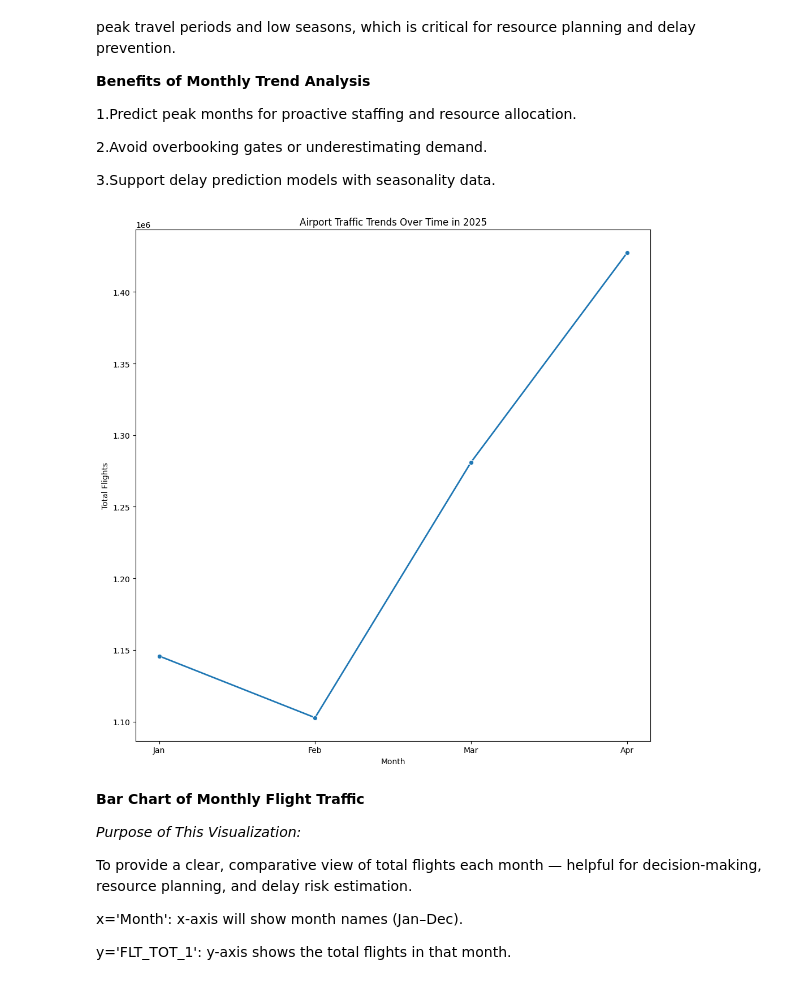
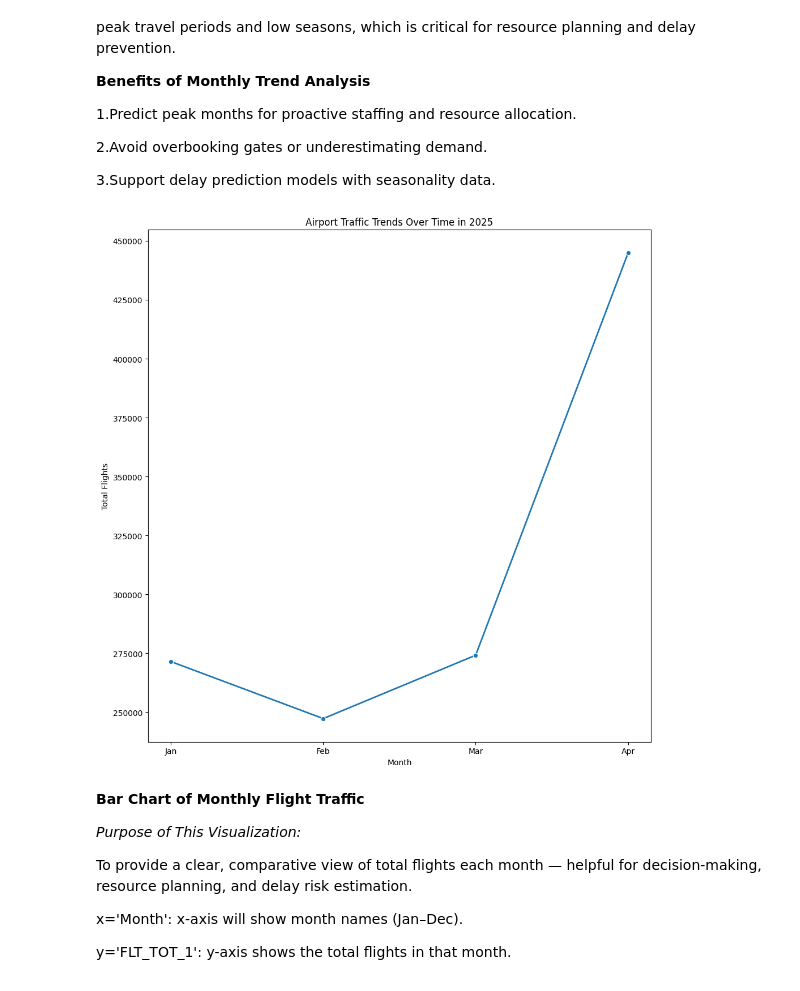
Before and after one commit to ROSEVARGHESE95/Airport-traffic-analysis-2025, a Jupyter notebook: AIRPORT1.ipynb, the cells around one changed output. Drawn from its saved outputs; the diff is of its cells as text; code cells hidden in the pictures.

```diff
--- a/AIRPORT1.ipynb
+++ b/AIRPORT1.ipynb
@@ -384,25 +384,25 @@ plt.show()
 3.Support delay prediction models with seasonality data.
 # %%
 #Group by Month for Trend Analysis
-monthly_traffic = df.groupby('MONTH_NUM')['FLT_TOT_1'].sum().reset_index()
+monthly_traffic = df_cleaned.groupby('MONTH_NUM')['FLT_TOT_1'].sum().reset_index()
 monthly_traffic['Month'] = monthly_traffic['MONTH_NUM'].apply(lambda x: pd.to_datetime(str(x), format='%m').strftime('%b'))
 
 # Ensure months are in calendar order
 month_order = ['Jan', 'Feb', 'Mar', 'Apr', 'May', 'Jun',
                'Jul', 'Aug', 'Sep', 'Oct', 'Nov', 'Dec']
 monthly_traffic['Month'] = pd.Categorical(monthly_traffic['Month'], categories=month_order, ordered=True)
 monthly_traffic = monthly_traffic.sort_values('Month')
 
 # Visualization - Monthly Flight Trend
 plt.figure(figsize=(10, 10))
 sns.lineplot(data=monthly_traffic, x='Month', y='FLT_TOT_1', marker='o', linewidth=2)
 plt.title('Airport Traffic Trends Over Time in 2025')
 plt.xlabel('Month')
 plt.ylabel('Total Flights')
 plt.tight_layout()
 plt.show()
 # %% [output]
-[figure, old version]
+[figure, new version]
 # %% [markdown]
 **Bar Chart of Monthly Flight Traffic**
 
```
Also changed, not shown: parts of 2 cells of this notebook.
